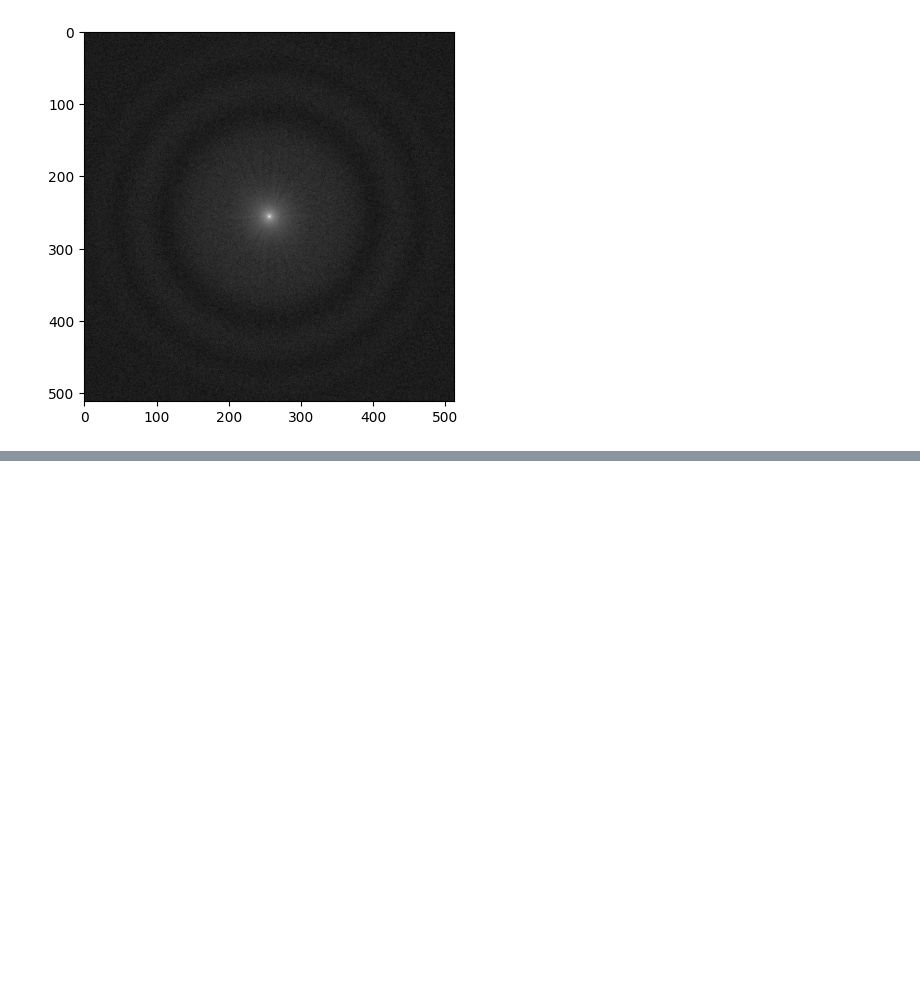
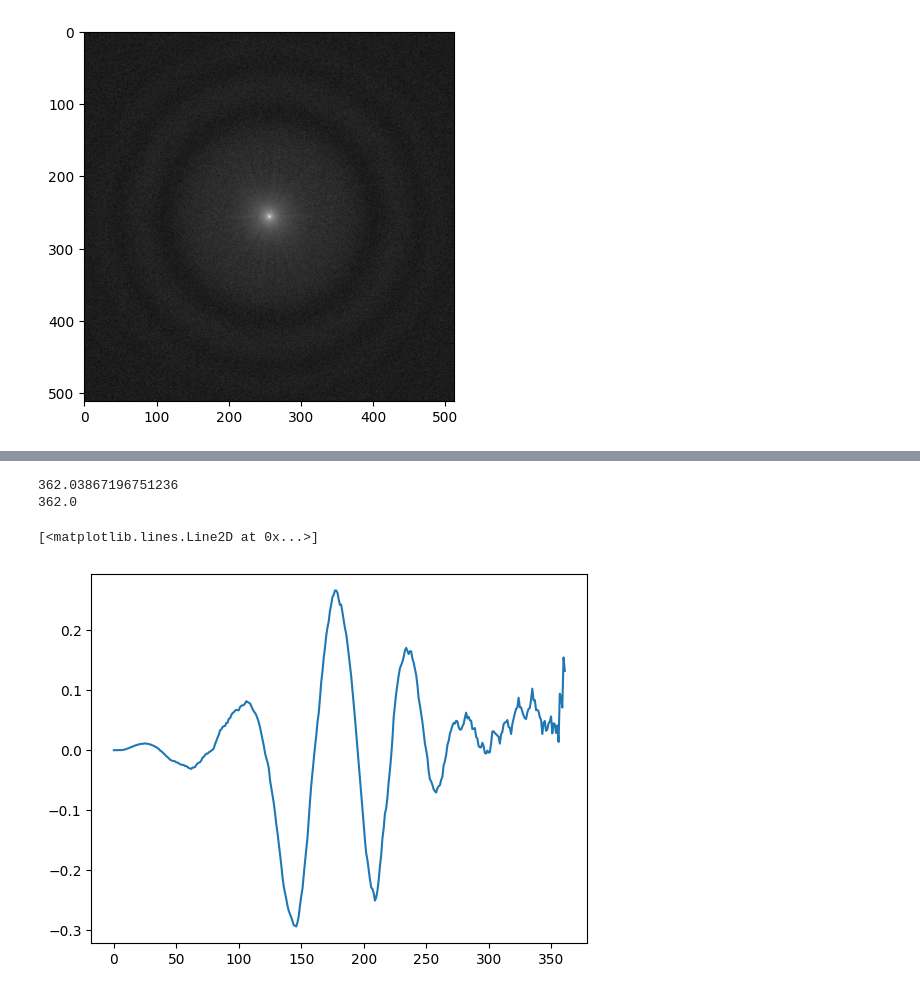
Before and after one commit to jojoelfe/contrasttransferfunction, a Jupyter notebook: examples/spectrum_utils.ipynb, the cells around one changed output, grey strips where cells are left out. Cells and saved outputs as stored; diff of their text form; code cells hidden in the pictures; blank space fills up the shorter version.

```diff
--- a/examples/spectrum_utils.ipynb
+++ b/examples/spectrum_utils.ipynb
@@ -50,0 +47,7 @@ plt.plot(radial_average((a-b)*c))
+# %%
+plt.plot(radial_average_old(c))
+# %% [output]
+362.03867196751236
+362.0
+[<matplotlib.lines.Line2D at 0x...>]
+[figure, added]
```
Also changed, not shown: parts of 8 cells of this notebook, 9 other files.
